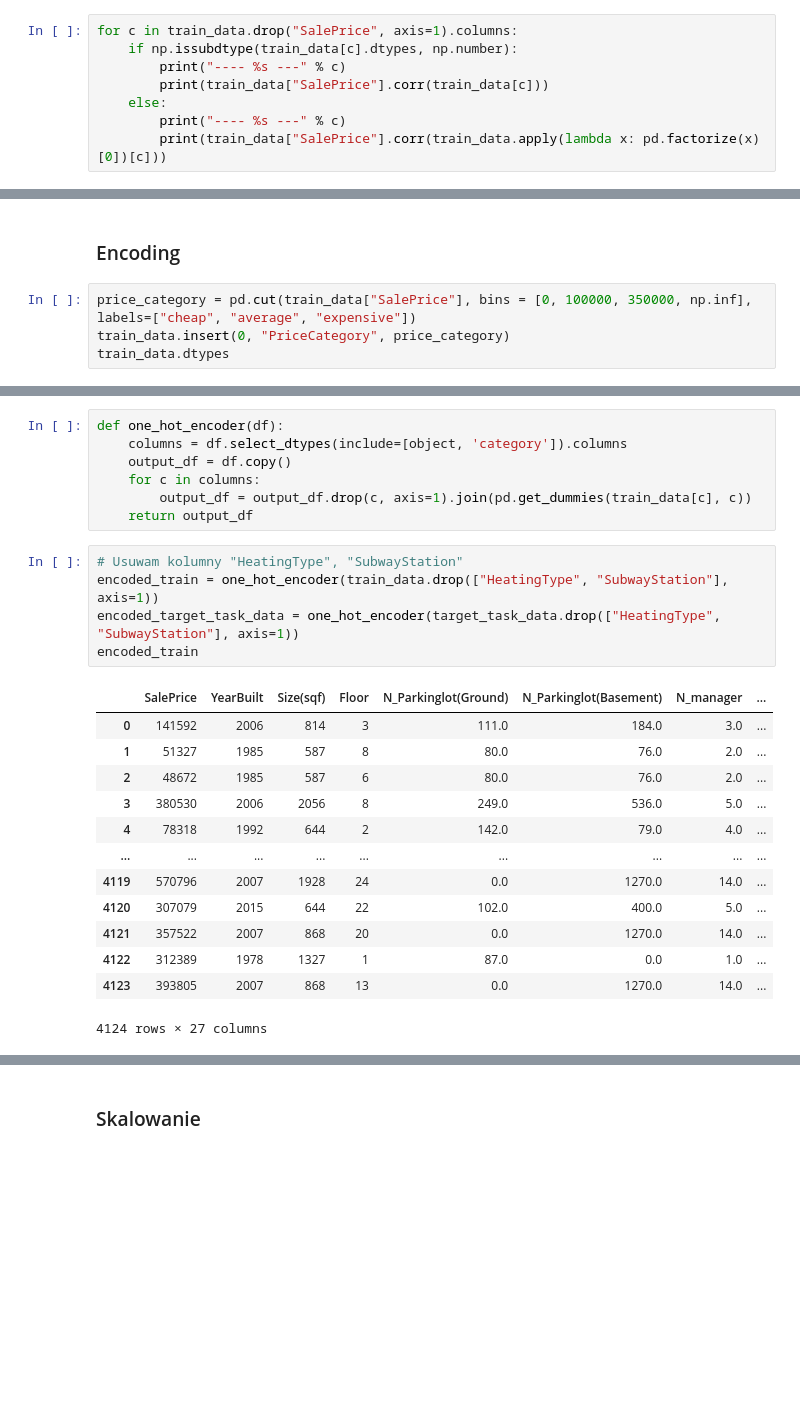
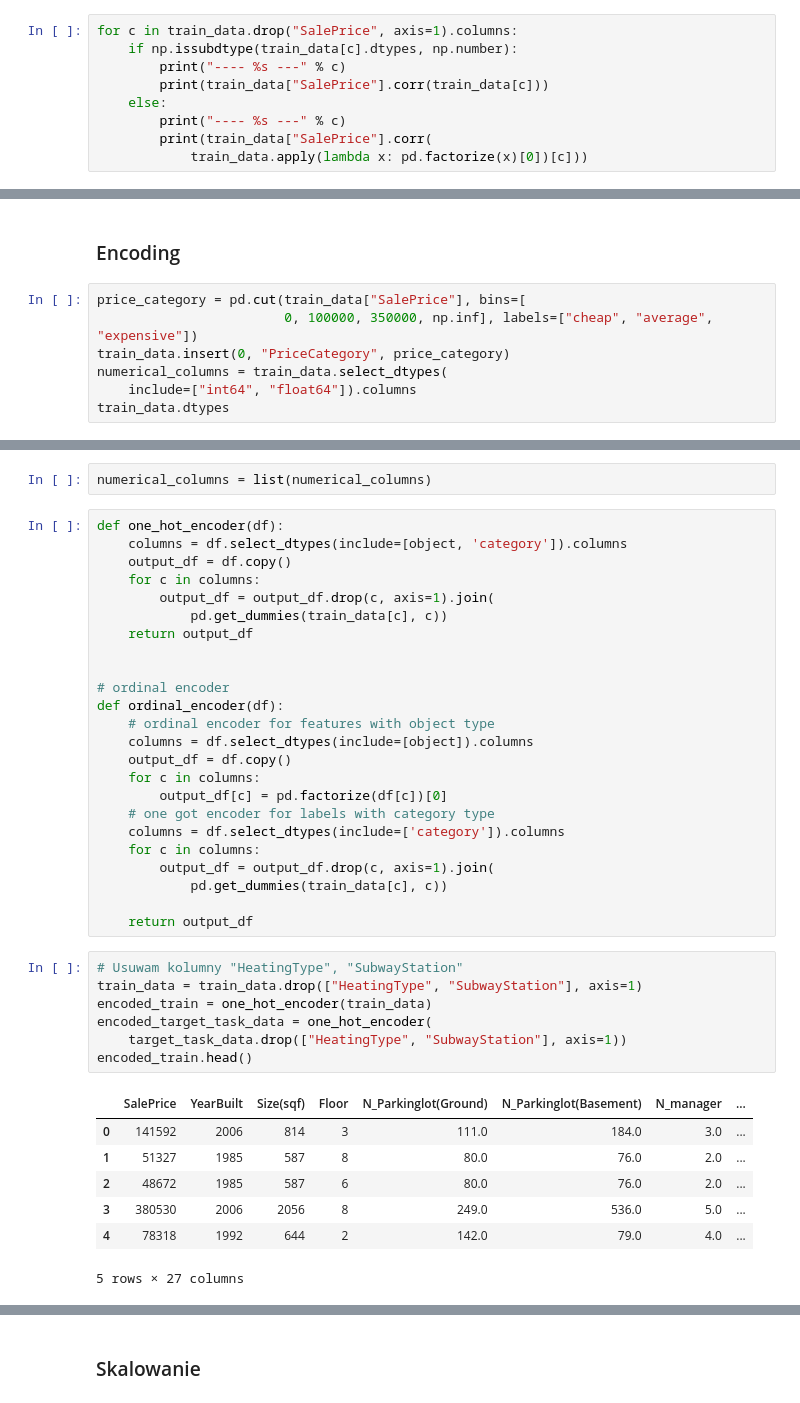
Before and after one commit to janekfilipecki/neural-networks, a Jupyter notebook: main.ipynb, the cells around one changed output, grey strips where cells are left out. Cells and saved outputs as stored; diff of their text form; blank space fills up the shorter version.

```diff
--- a/main.ipynb
+++ b/main.ipynb
@@ -86,7 +90,8 @@ for c in train_data.drop("SalePrice", axis=1).columns:
         print(train_data["SalePrice"].corr(train_data[c]))
     else:
         print("---- %s ---" % c)
-        print(train_data["SalePrice"].corr(train_data.apply(lambda x: pd.factorize(x)[0])[c]))
+        print(train_data["SalePrice"].corr(
+            train_data.apply(lambda x: pd.factorize(x)[0])[c]))
 # %% [output]
 ---- YearBuilt ---
 0.4640763433231848
@@ -145,8 +156,11 @@ dtype: object
 # %% [markdown]
 ### Encoding
 # %%
-price_category = pd.cut(train_data["SalePrice"], bins = [0, 100000, 350000, np.inf], labels=["cheap", "average", "expensive"])
+price_category = pd.cut(train_data["SalePrice"], bins=[
+                        0, 100000, 350000, np.inf], labels=["cheap", "average", "expensive"])
 train_data.insert(0, "PriceCategory", price_category)
+numerical_columns = train_data.select_dtypes(
+    include=["int64", "float64"]).columns
 train_data.dtypes
 # %% [output]
 PriceCategory                category
@@ -168,29 +182,44 @@ N_FacilitiesInApt               int64
 N_FacilitiesNearBy(Total)     float64
 N_SchoolNearBy(Total)         float64
 dtype: object
+# %%
+numerical_columns = list(numerical_columns)
 # %%
 def one_hot_encoder(df):
     columns = df.select_dtypes(include=[object, 'category']).columns
     output_df = df.copy()
     for c in columns:
-        output_df = output_df.drop(c, axis=1).join(pd.get_dummies(train_data[c], c))
+        output_df = output_df.drop(c, axis=1).join(
+            pd.get_dummies(train_data[c], c))
     return output_df
+
+
+# ordinal encoder
+def ordinal_encoder(df):
+    # ordinal encoder for features with object type
+    columns = df.select_dtypes(include=[object]).columns
+    output_df = df.copy()
+    for c in columns:
+        output_df[c] = pd.factorize(df[c])[0]
+    # one got encoder for labels with category type
+    columns = df.select_dtypes(include=['category']).columns
+    for c in columns:
+        output_df = output_df.drop(c, axis=1).join(
+            pd.get_dummies(train_data[c], c))
+
+    return output_df
 # %%
 # Usuwam kolumny "HeatingType", "SubwayStation"
-encoded_train = one_hot_encoder(train_data.drop(["HeatingType", "SubwayStation"], axis=1))
-encoded_target_task_data = one_hot_encoder(target_task_data.drop(["HeatingType", "SubwayStation"], axis=1))
-encoded_train
+train_data = train_data.drop(["HeatingType", "SubwayStation"], axis=1)
+encoded_train = one_hot_encoder(train_data)
+encoded_target_task_data = one_hot_encoder(
+    target_task_data.drop(["HeatingType", "SubwayStation"], axis=1))
+encoded_train.head()
 # %% [output]
 |  | SalePrice | YearBuilt | Size(sqf) | Floor | N_Parkinglot(Ground) | N_Parkinglot(Basement) | N_manager | ... |
 | 0 | 141592 | 2006 | 814 | 3 | 111.0 | 184.0 | 3.0 | ... |
 | 1 | 51327 | 1985 | 587 | 8 | 80.0 | 76.0 | 2.0 | ... |
 | 2 | 48672 | 1985 | 587 | 6 | 80.0 | 76.0 | 2.0 | ... |
 | 3 | 380530 | 2006 | 2056 | 8 | 249.0 | 536.0 | 5.0 | ... |
 | 4 | 78318 | 1992 | 644 | 2 | 142.0 | 79.0 | 4.0 | ... |
-| ... | ... | ... | ... | ... | ... | ... | ... | ... |
-| 4119 | 570796 | 2007 | 1928 | 24 | 0.0 | 1270.0 | 14.0 | ... |
-| 4120 | 307079 | 2015 | 644 | 22 | 102.0 | 400.0 | 5.0 | ... |
-| 4121 | 357522 | 2007 | 868 | 20 | 0.0 | 1270.0 | 14.0 | ... |
-| 4122 | 312389 | 1978 | 1327 | 1 | 87.0 | 0.0 | 1.0 | ... |
-| 4123 | 393805 | 2007 | 868 | 13 | 0.0 | 1270.0 | 14.0 | ... |
-4124 rows × 27 columns
+5 rows × 27 columns
```
Also changed, not shown: parts of 28 cells of this notebook, 1 other file.
